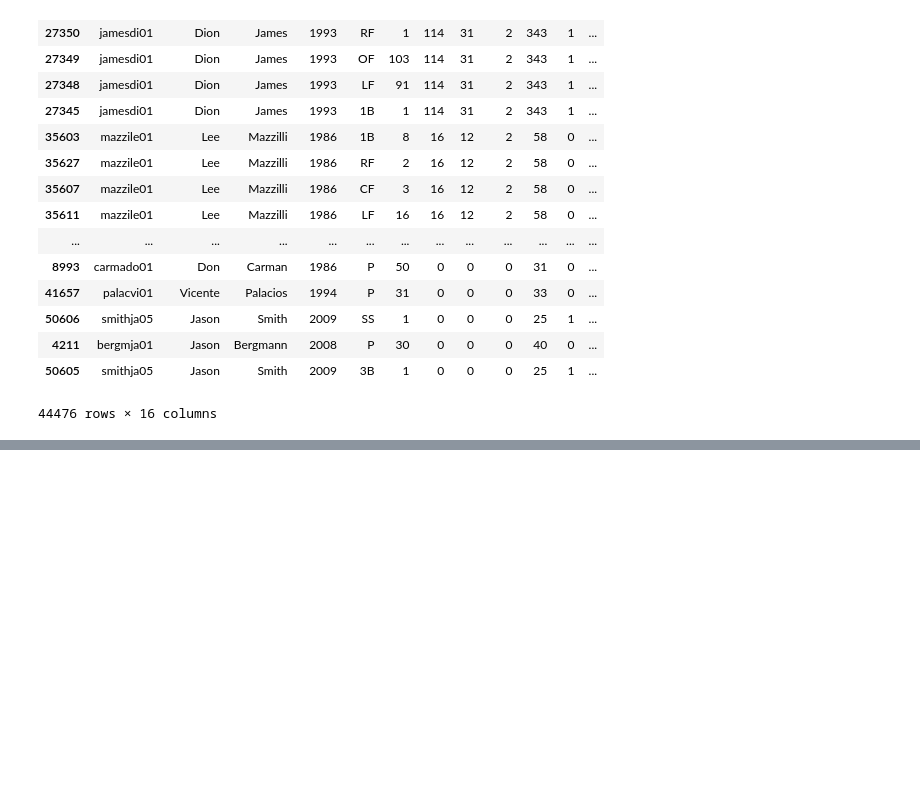
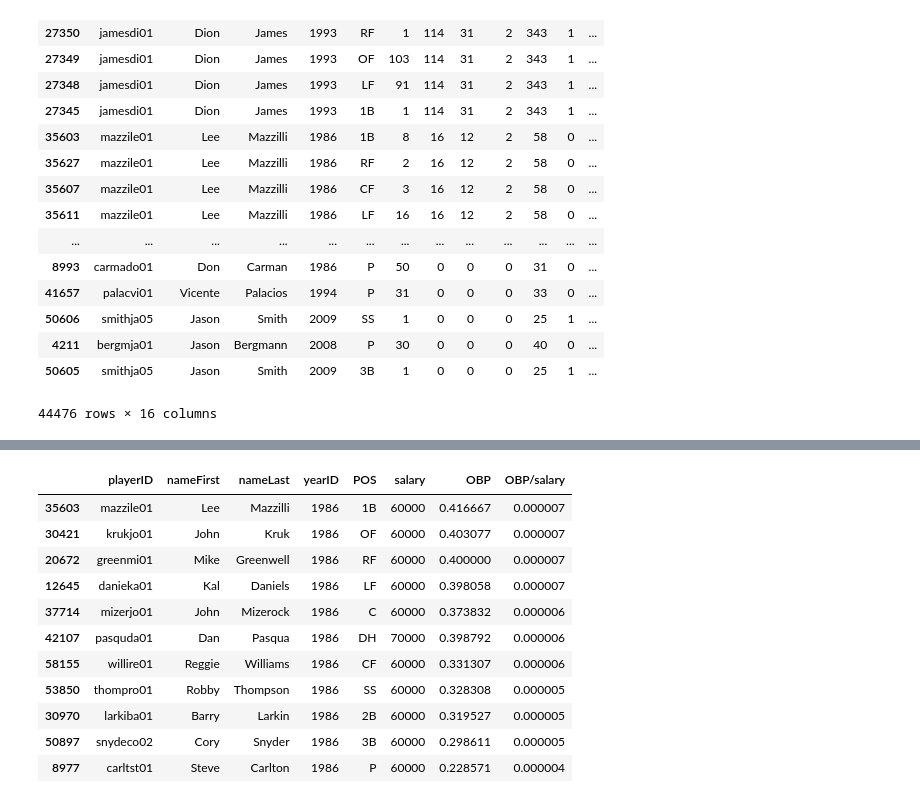
Before and after one commit to TylerKotkin/moneyball, a Jupyter notebook: moneyball.ipynb, the cells around one changed output, grey strips where cells are left out. Cells and saved outputs as stored; diff of their text form; code cells hidden in the pictures; blank space fills up the shorter version.

```diff
--- a/moneyball.ipynb
+++ b/moneyball.ipynb
@@ -211,0 +259,23 @@ final_data
+# %%
+the_squad86 = final_data[x]
+# %%
+the_squad86 = the_squad86[the_squad86.yearID == 1986]
+# %%
+the_squad86 = the_squad86.drop_duplicates(['playerID'])
+# %%
+the_squad86 = the_squad86.drop_duplicates(['POS'])
+# %%
+the_squad86
+# %% [output]
+|  | playerID | nameFirst | nameLast | yearID | POS | salary | OBP | OBP/salary |
+| 35603 | mazzile01 | Lee | Mazzilli | 1986 | 1B | 60000 | 0.416667 | 0.000007 |
+| 30421 | krukjo01 | John | Kruk | 1986 | OF | 60000 | 0.403077 | 0.000007 |
+| 20672 | greenmi01 | Mike | Greenwell | 1986 | RF | 60000 | 0.400000 | 0.000007 |
+| 12645 | danieka01 | Kal | Daniels | 1986 | LF | 60000 | 0.398058 | 0.000007 |
+| 37714 | mizerjo01 | John | Mizerock | 1986 | C | 60000 | 0.373832 | 0.000006 |
+| 42107 | pasquda01 | Dan | Pasqua | 1986 | DH | 70000 | 0.398792 | 0.000006 |
+| 58155 | willire01 | Reggie | Williams | 1986 | CF | 60000 | 0.331307 | 0.000006 |
+| 53850 | thompro01 | Robby | Thompson | 1986 | SS | 60000 | 0.328308 | 0.000005 |
+| 30970 | larkiba01 | Barry | Larkin | 1986 | 2B | 60000 | 0.319527 | 0.000005 |
+| 50897 | snydeco02 | Cory | Snyder | 1986 | 3B | 60000 | 0.298611 | 0.000005 |
+| 8977 | carltst01 | Steve | Carlton | 1986 | P | 60000 | 0.228571 | 0.000004 |
```
Also changed, not shown: parts of 15 cells of this notebook.
